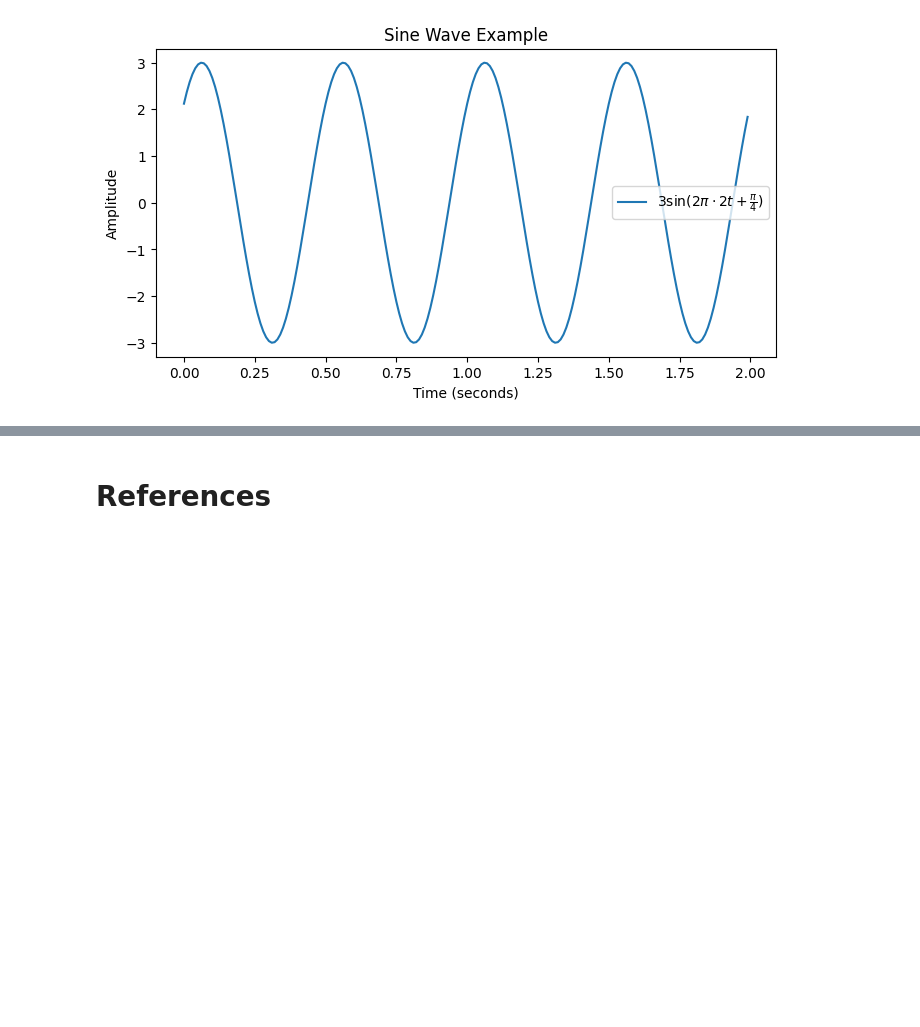
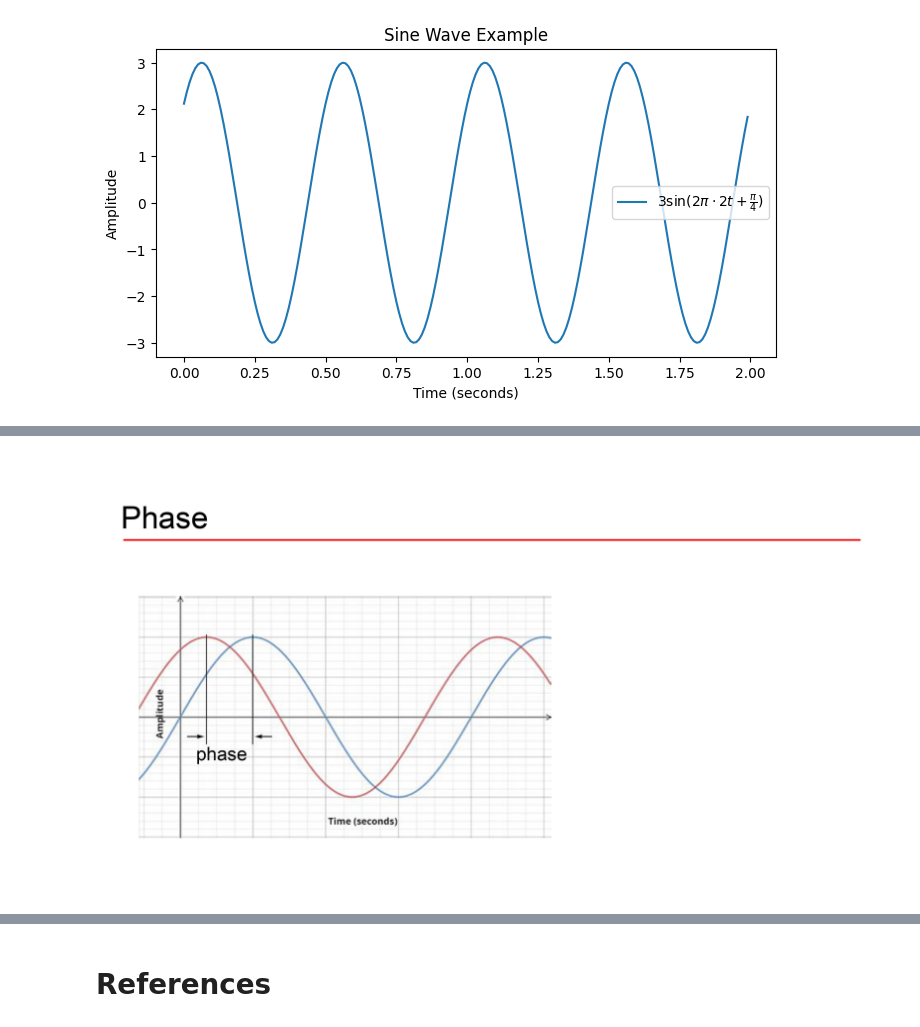
Before and after one commit to mehedihasanbijoy/PyTorch-Speech-Processing, a Jupyter notebook: Hands-On Theory/Sound_and_Waveforms.ipynb, the cells around one changed output, grey strips where cells are left out. Cells and saved outputs as stored; diff of their text form; code cells hidden in the pictures; blank space fills up the shorter version.

```diff
--- a/Hands-On Theory/Sound_and_Waveforms.ipynb
+++ b/Hands-On Theory/Sound_and_Waveforms.ipynb
@@ -84,0 +111,4 @@ plt.show()
+# %%
+display(Image('./Sound and Waveforms/0016.jpg', width=800, height=450))
+# %% [output]
+[figure, added]
```
Also changed, not shown: parts of 24 cells of this notebook.
